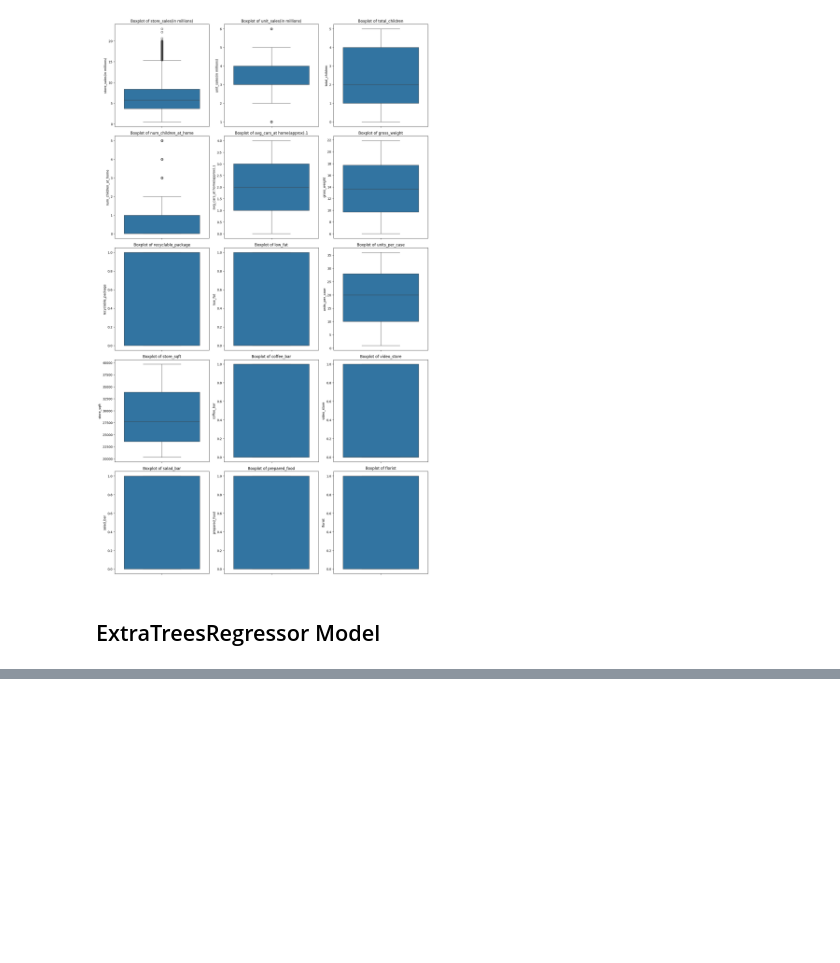
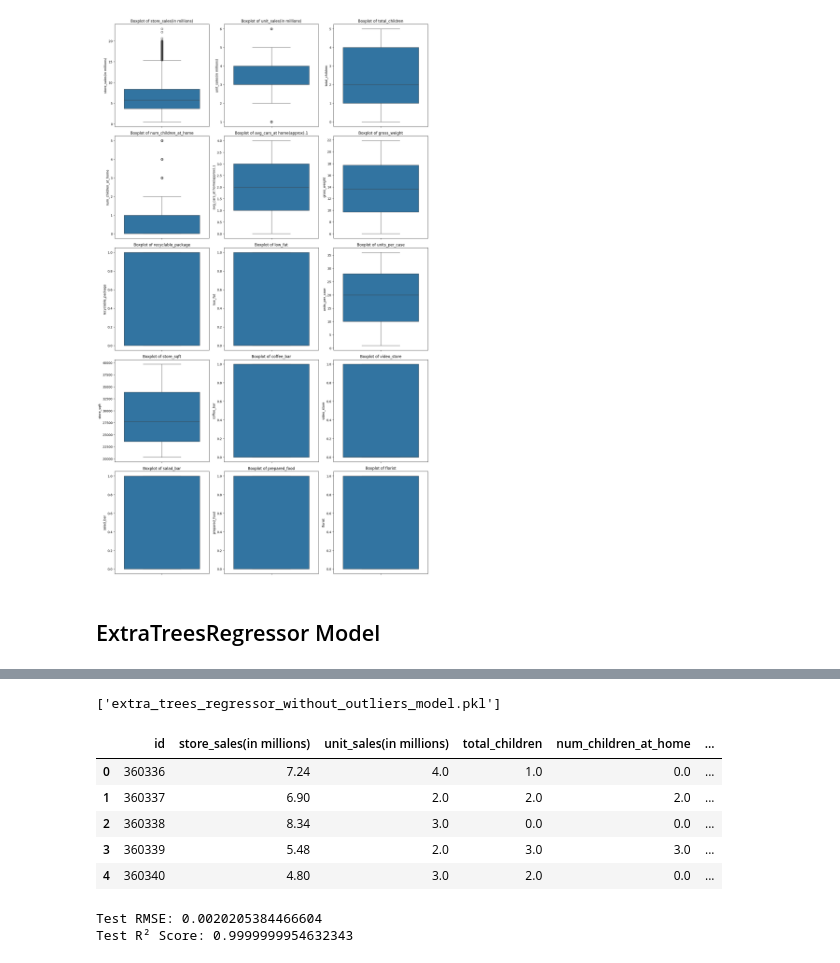
Before and after one commit to benjaminyjr17/sc4000-kaggle-ml-project, a Jupyter notebook: extraTreesRegressor.ipynb, the cells around one changed output, grey strips where cells are left out. Saved outputs shown, nothing was run; the diff lists cells and outputs as text; code cells hidden in the pictures; blank space fills up the shorter version.

```diff
--- a/extraTreesRegressor.ipynb
+++ b/extraTreesRegressor.ipynb
@@ -94,0 +301,21 @@ reg.score(X_test, y_test)
+# %%
+# Save the model
+joblib.dump(model, 'extra_trees_regressor_without_outliers_model.pkl')
+
+# Load model (in future)
+# loaded_model = joblib.load('extra_trees_regressor_without_outliers_model.pkl')
+# %% [output]
+['extra_trees_regressor_without_outliers_model.pkl']
+# %%
+# Test model with the test data
+test_data = pd.read_csv("kaggle/input/playground-series-s3e11/test.csv")
+
+# Inspect the first few rows
+test_data.head()
+# %% [output]
+|  | id | store_sales(in millions) | unit_sales(in millions) | total_children | num_children_at_home | ... |
+| 0 | 360336 | 7.24 | 4.0 | 1.0 | 0.0 | ... |
+| 1 | 360337 | 6.90 | 2.0 | 2.0 | 2.0 | ... |
+| 2 | 360338 | 8.34 | 3.0 | 0.0 | 0.0 | ... |
+| 3 | 360339 | 5.48 | 2.0 | 3.0 | 3.0 | ... |
+| 4 | 360340 | 4.80 | 3.0 | 2.0 | 0.0 | ... |
@@ -94,0 +329,17 @@ reg.score(X_test, y_test)
+# %%
+# Make predictions on the test set
+y_pred = model.predict(X_test)
+
+# Calculate RMSE
+mse = mean_squared_error(y_test, y_pred)
+rmse = np.sqrt(mse)
+
+# Calculate R² Score
+r2 = r2_score(y_test, y_pred)
+
+# Display results
+print(f"Test RMSE: {rmse}")
+print(f"Test R² Score: {r2}")
+# %% [output]
+Test RMSE: 0.0020205384466604
+Test R² Score: 0.9999999954632343
```
Also changed, not shown: parts of 23 cells of this notebook.
